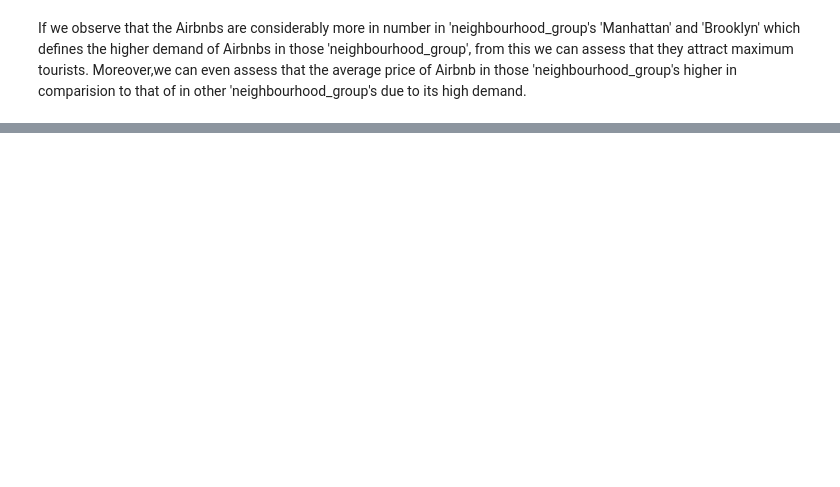
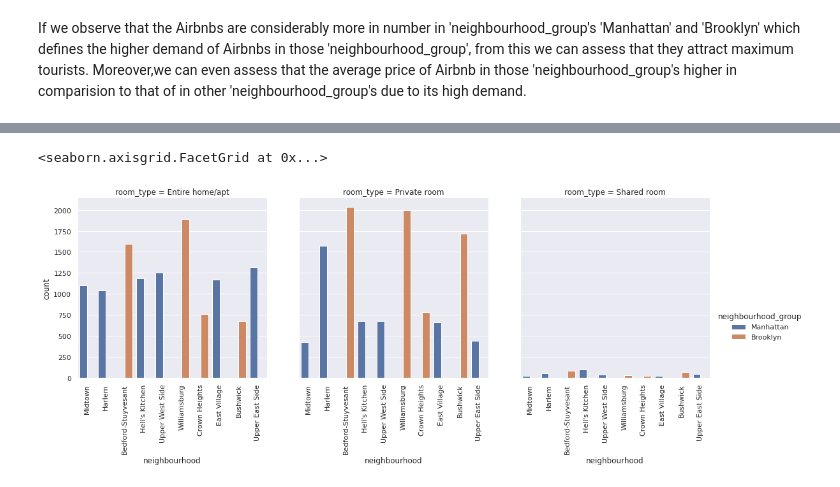
Before and after one commit to abm4github/Airbnb-EDA, a Jupyter notebook: Airbnb_EDA.ipynb, the cells around one changed output, grey strips where cells are left out. Saved outputs shown, nothing was run; the diff lists cells and outputs as text; code cells hidden in the pictures; blank space fills up the shorter version.

```diff
--- a/Airbnb_EDA.ipynb
+++ b/Airbnb_EDA.ipynb
@@ -291,0 +261,12 @@ price_room_type
+# %%
+sns.set(rc={'figure.figsize':(20,8)})
+df_top_neighbourhood=df[df['neighbourhood'].isin(df.neighbourhood.value_counts().head(10).index)]
+viz_neighbourhood_room_type = sns.catplot(x='neighbourhood',
+                                          hue='neighbourhood_group',
+                                          col='room_type',
+                                          data=df_top_neighbourhood,
+                                          kind='count')
+viz_neighbourhood_room_type.set_xticklabels(rotation=90)
+# %% [output]
+<seaborn.axisgrid.FacetGrid at 0x...>
+[figure, added]
```
Also changed, not shown: parts of 109 cells of this notebook.
